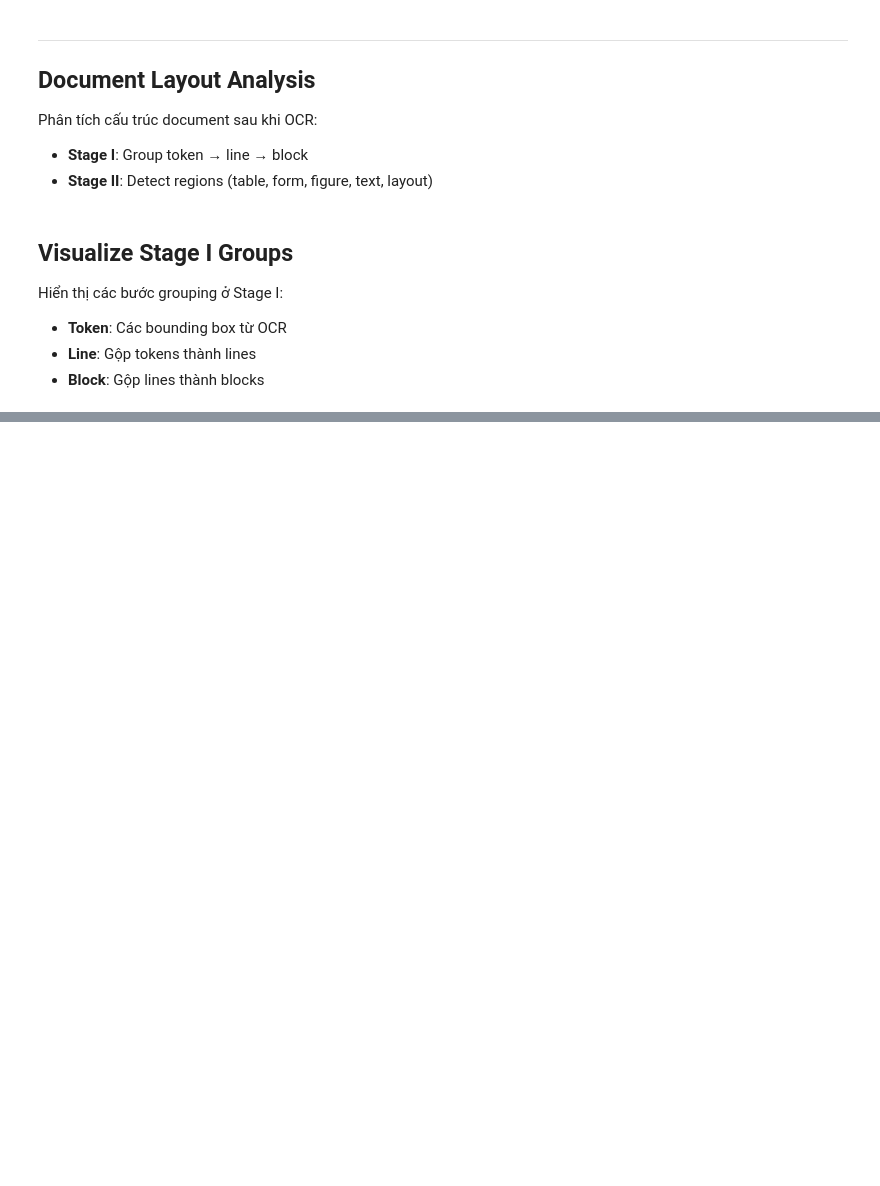
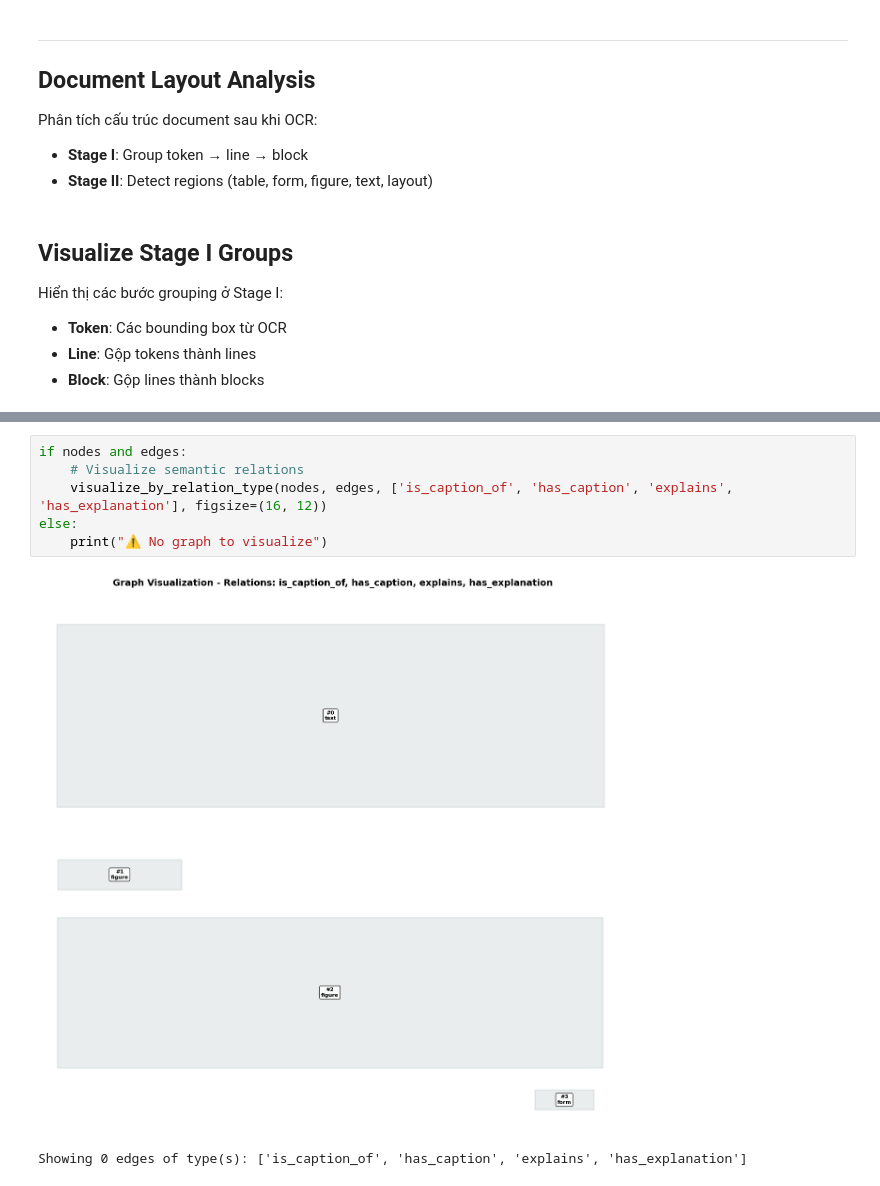
Before and after one commit to Thach375/DocVQA, a Jupyter notebook: pipeline/2_PaddleOCR.ipynb, the cells around one changed output, grey strips where cells are left out. Cells and saved outputs as stored; diff of their text form; blank space fills up the shorter version.

```diff
--- a/pipeline/2_PaddleOCR.ipynb
+++ b/pipeline/2_PaddleOCR.ipynb
@@ -187,0 +249,9 @@ Blocks: 40
+# %%
+if nodes and edges:
+    # Visualize semantic relations
+    visualize_by_relation_type(nodes, edges, ['is_caption_of', 'has_caption', 'explains', 'has_explanation'], figsize=(16, 12))
+else:
+    print("⚠️ No graph to visualize")
+# %% [output]
+[figure, added]
+Showing 0 edges of type(s): ['is_caption_of', 'has_caption', 'explains', 'has_explanation']
```
Also changed, not shown: parts of 16 cells of this notebook, 7 other files.
